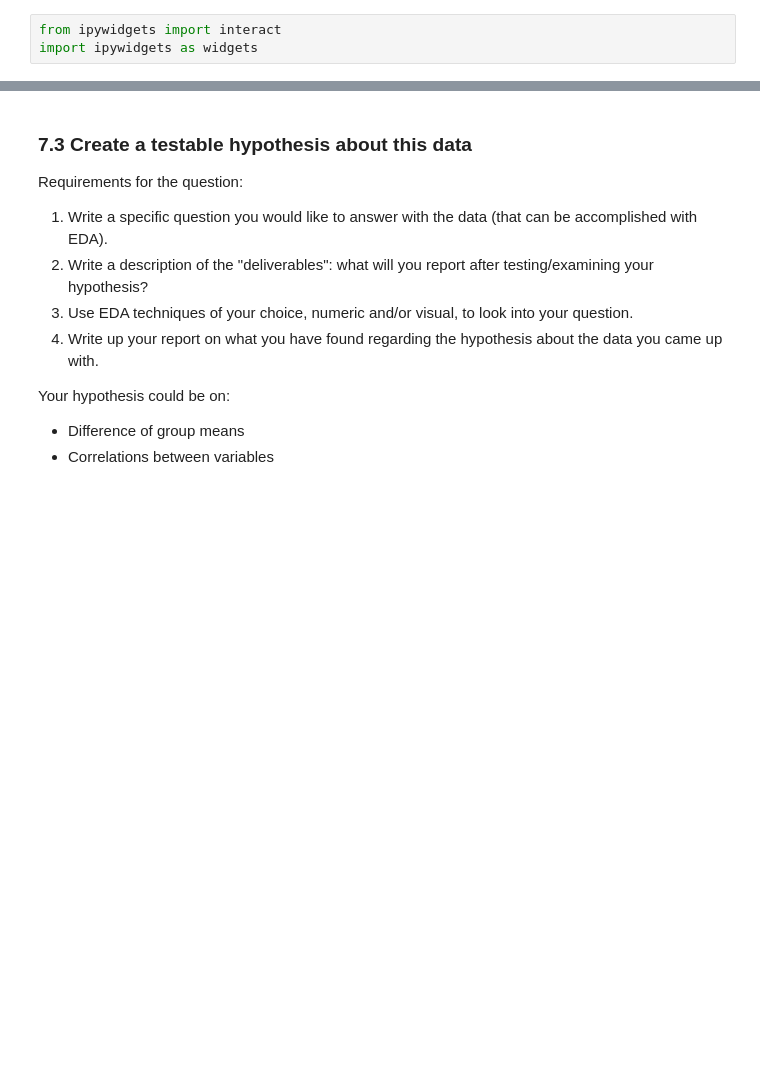
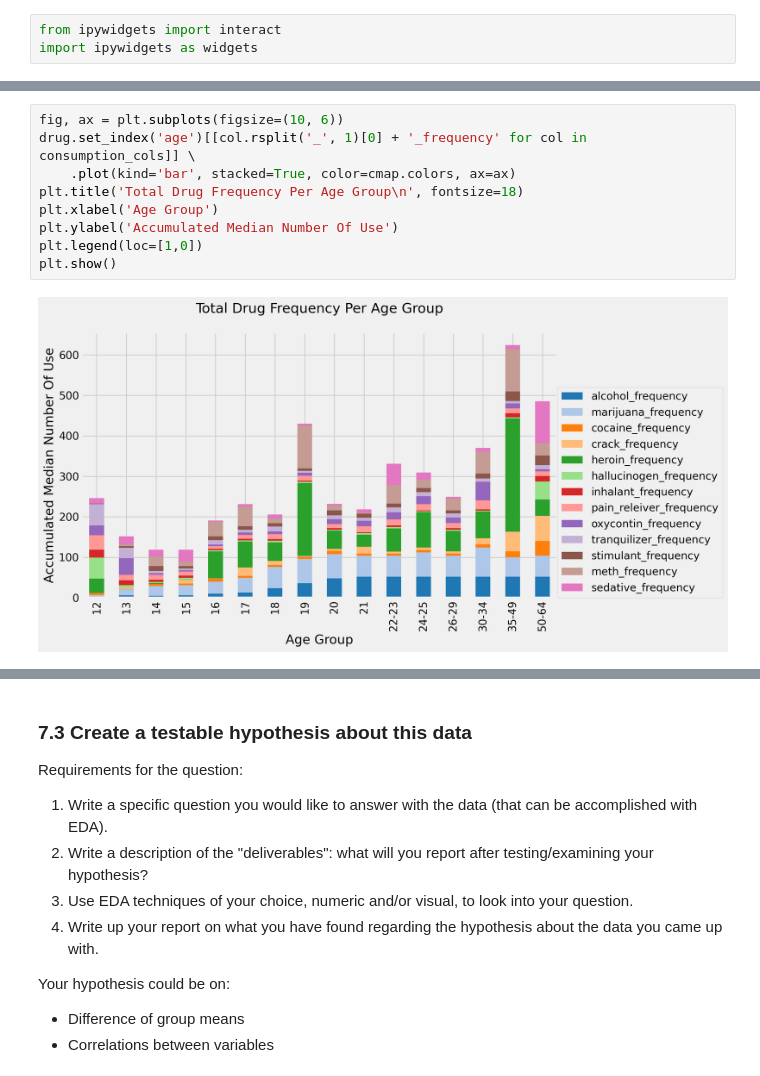
Before and after one commit to androi7/ds-mini-projects, a Jupyter notebook: EDA/project-2.ipynb, the cells around one changed output, grey strips where cells are left out. Saved outputs shown, nothing was run; the diff lists cells and outputs as text; blank space fills up the shorter version.

```diff
--- a/EDA/project-2.ipynb
+++ b/EDA/project-2.ipynb
@@ -1061,0 +1083,11 @@ array([3., 1., 4., 2.])
+# %%
+fig, ax = plt.subplots(figsize=(10, 6))
+drug.set_index('age')[[col.rsplit('_', 1)[0] + '_frequency' for col in consumption_cols]] \
+    .plot(kind='bar', stacked=True, color=cmap.colors, ax=ax)
+plt.title('Total Drug Frequency Per Age Group\n', fontsize=18)
+plt.xlabel('Age Group')
+plt.ylabel('Accumulated Median Number Of Use')
+plt.legend(loc=[1,0])
+plt.show()
+# %% [output]
+[figure, added]
```
Also changed, not shown: parts of 32 cells of this notebook.
